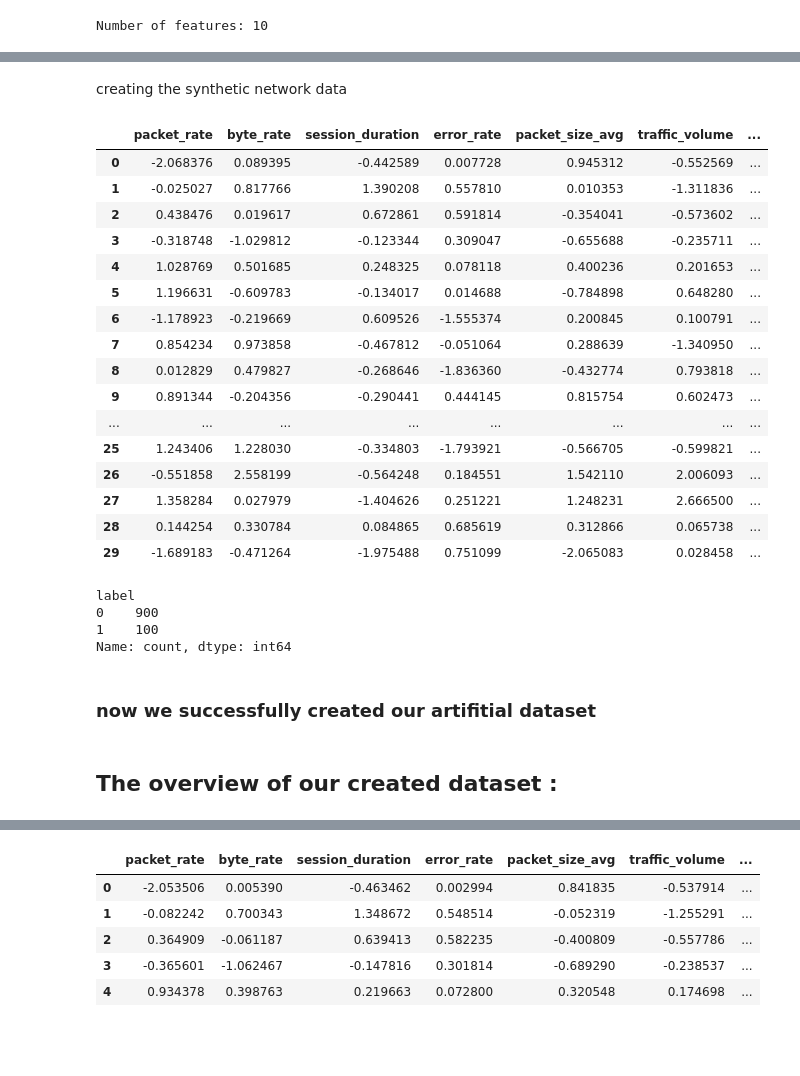
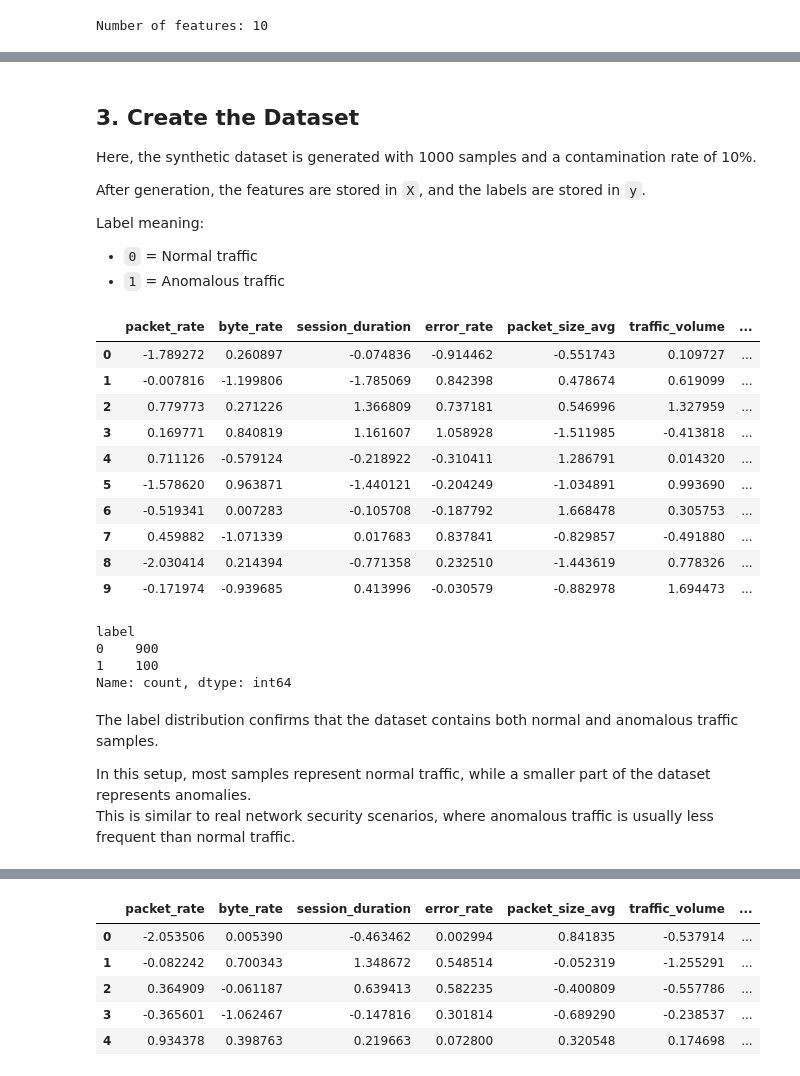
Before and after one commit to MahsaHaghnevis/Isolation_Forest, a Jupyter notebook: main.ipynb, the cells around one changed output, grey strips where cells are left out. Saved outputs shown, nothing was run; the diff lists cells and outputs as text; code cells hidden in the pictures; blank space fills up the shorter version.

```diff
--- a/main.ipynb
+++ b/main.ipynb
@@ -69,32 +101,35 @@ def generate_synthetic_network_data(n_samples=1000, contamination=0.1):
 
     return X, y
 # %% [markdown]
-creating the synthetic network data
+## 3. Create the Dataset
+
+Here, the synthetic dataset is generated with 1000 samples and a contamination rate of 10%.
+
+After generation, the features are stored in `X`, and the labels are stored in `y`.
+
+Label meaning:
+
+- `0` = Normal traffic
+- `1` = Anomalous traffic
 # %%
 X, y = generate_synthetic_network_data(n_samples=1000, contamination=0.1)
 
 df = X.copy()
 df["label"] = y
 
-df.head(30)
+df.head(10)
 # %% [output]
 |  | packet_rate | byte_rate | session_duration | error_rate | packet_size_avg | traffic_volume | ... |
-| 0 | -2.068376 | 0.089395 | -0.442589 | 0.007728 | 0.945312 | -0.552569 | ... |
-| 1 | -0.025027 | 0.817766 | 1.390208 | 0.557810 | 0.010353 | -1.311836 | ... |
-| 2 | 0.438476 | 0.019617 | 0.672861 | 0.591814 | -0.354041 | -0.573602 | ... |
-| 3 | -0.318748 | -1.029812 | -0.123344 | 0.309047 | -0.655688 | -0.235711 | ... |
-| 4 | 1.028769 | 0.501685 | 0.248325 | 0.078118 | 0.400236 | 0.201653 | ... |
-| 5 | 1.196631 | -0.609783 | -0.134017 | 0.014688 | -0.784898 | 0.648280 | ... |
-| 6 | -1.178923 | -0.219669 | 0.609526 | -1.555374 | 0.200845 | 0.100791 | ... |
-| 7 | 0.854234 | 0.973858 | -0.467812 | -0.051064 | 0.288639 | -1.340950 | ... |
-| 8 | 0.012829 | 0.479827 | -0.268646 | -1.836360 | -0.432774 | 0.793818 | ... |
-| 9 | 0.891344 | -0.204356 | -0.290441 | 0.444145 | 0.815754 | 0.602473 | ... |
-| ... | ... | ... | ... | ... | ... | ... | ... |
-| 25 | 1.243406 | 1.228030 | -0.334803 | -1.793921 | -0.566705 | -0.599821 | ... |
-| 26 | -0.551858 | 2.558199 | -0.564248 | 0.184551 | 1.542110 | 2.006093 | ... |
-| 27 | 1.358284 | 0.027979 | -1.404626 | 0.251221 | 1.248231 | 2.666500 | ... |
-| 28 | 0.144254 | 0.330784 | 0.084865 | 0.685619 | 0.312866 | 0.065738 | ... |
-| 29 | -1.689183 | -0.471264 | -1.975488 | 0.751099 | -2.065083 | 0.028458 | ... |
+| 0 | -1.789272 | 0.260897 | -0.074836 | -0.914462 | -0.551743 | 0.109727 | ... |
+| 1 | -0.007816 | -1.199806 | -1.785069 | 0.842398 | 0.478674 | 0.619099 | ... |
+| 2 | 0.779773 | 0.271226 | 1.366809 | 0.737181 | 0.546996 | 1.327959 | ... |
+| 3 | 0.169771 | 0.840819 | 1.161607 | 1.058928 | -1.511985 | -0.413818 | ... |
+| 4 | 0.711126 | -0.579124 | -0.218922 | -0.310411 | 1.286791 | 0.014320 | ... |
+| 5 | -1.578620 | 0.963871 | -1.440121 | -0.204249 | -1.034891 | 0.993690 | ... |
+| 6 | -0.519341 | 0.007283 | -0.105708 | -0.187792 | 1.668478 | 0.305753 | ... |
+| 7 | 0.459882 | -1.071339 | 0.017683 | 0.837841 | -0.829857 | -0.491880 | ... |
+| 8 | -2.030414 | 0.214394 | -0.771358 | 0.232510 | -1.443619 | 0.778326 | ... |
+| 9 | -0.171974 | -0.939685 | 0.413996 | -0.030579 | -0.882978 | 1.694473 | ... |
 # %%
 df["label"].value_counts()
 # %% [output]
@@ -102,7 +137,8 @@ label
 0    900
 1    100
 Name: count, dtype: int64
-# %% [markdown]
-### now we successfully created our artifitial dataset
-# %% [markdown]
-## The overview of our created dataset :
+# %% [markdown]
+The label distribution confirms that the dataset contains both normal and anomalous traffic samples.
+
+In this setup, most samples represent normal traffic, while a smaller part of the dataset represents anomalies.
+This is similar to real network security scenarios, where anomalous traffic is usually less frequent than normal traffic.
```
Also changed, not shown: parts of 27 cells of this notebook.
